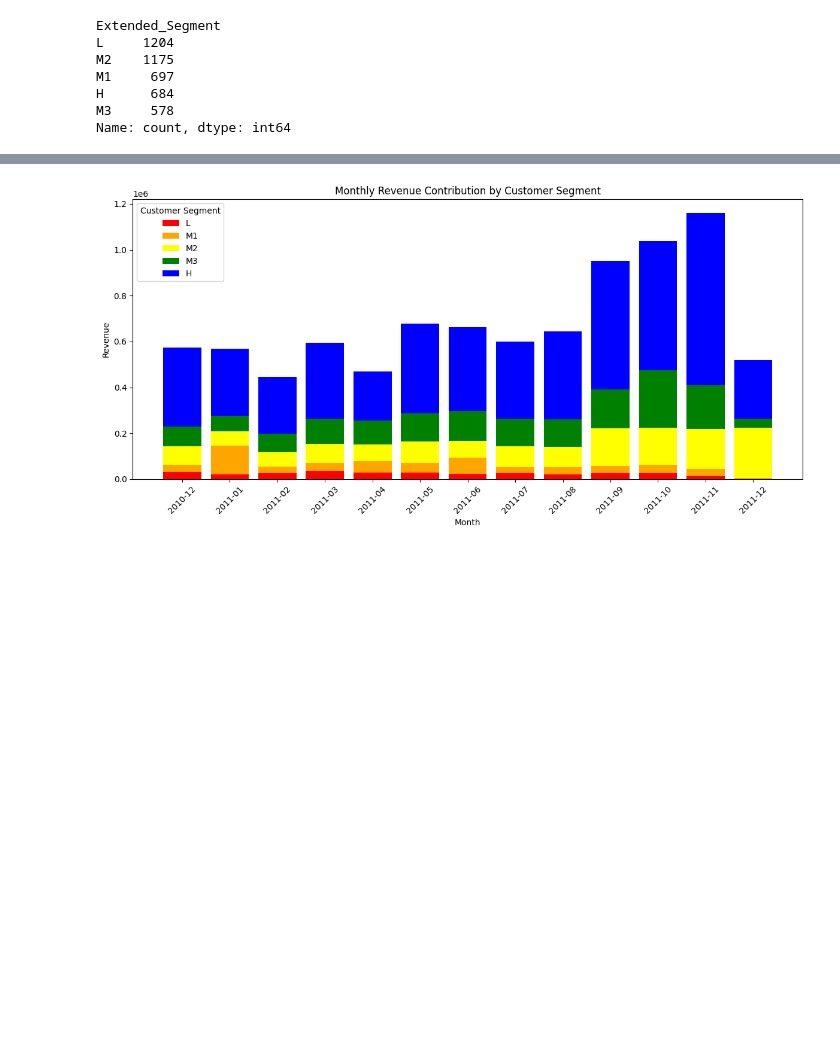
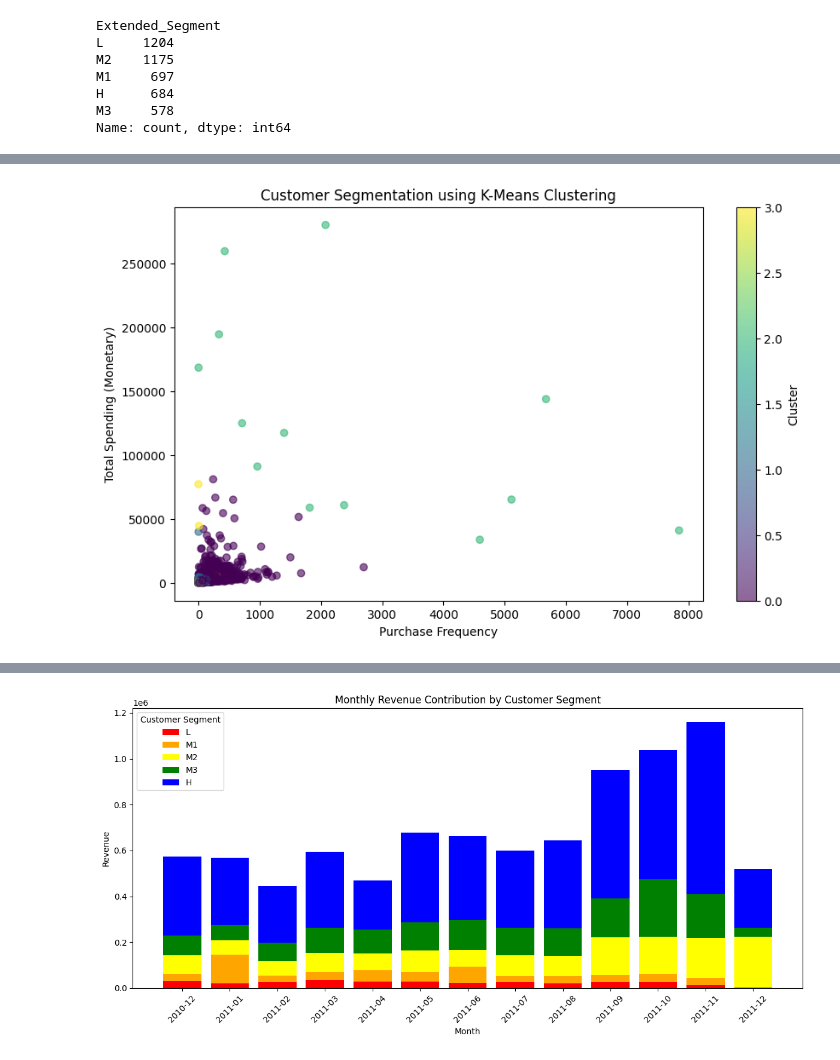
Before and after one commit to Dheeraj-74/Cost-of-Mid-Tier-Customer-Neglect-RFM, a Jupyter notebook: notebooks/Cost_of_Mid_Tier_Customer_Neglect_RFM.ipynb, the cells around one changed output, grey strips where cells are left out. Cells and saved outputs as stored; diff of their text form; code cells hidden in the pictures; blank space fills up the shorter version.

Commit message:
Added K-Means clustering, cohort analysis, and mid-tier customer analysis

```diff
--- a/notebooks/Cost_of_Mid_Tier_Customer_Neglect_RFM.ipynb
+++ b/notebooks/Cost_of_Mid_Tier_Customer_Neglect_RFM.ipynb
@@ -245,0 +250,13 @@ df_segmented.head()
+# %%
+# Select RFM features
+rfm_features = rfm[['Recency', 'Frequency', 'Monetary']]
+
+# Scale features (important for K-Means)
+scaler = StandardScaler()
+rfm_scaled = scaler.fit_transform(rfm_features)
+
+kmeans = KMeans(n_clusters=4, random_state=42)
+
+rfm['Cluster'] = kmeans.fit_predict(rfm_scaled)
+
+rfm.head()
@@ -245,0 +271,20 @@ df_segmented.head()
+# %%
+plt.figure(figsize=(10,6))
+
+scatter = plt.scatter(
+    rfm['Frequency'],
+    rfm['Monetary'],
+    c=rfm['Cluster'],
+    cmap='viridis',
+    alpha=0.6
+)
+
+plt.xlabel("Purchase Frequency")
+plt.ylabel("Total Spending (Monetary)")
+plt.title("Customer Segmentation using K-Means Clustering")
+
+plt.colorbar(scatter, label="Cluster")
+
+plt.show()
+# %% [output]
+[figure, added]
```
Also changed, not shown: parts of 19 cells of this notebook.
